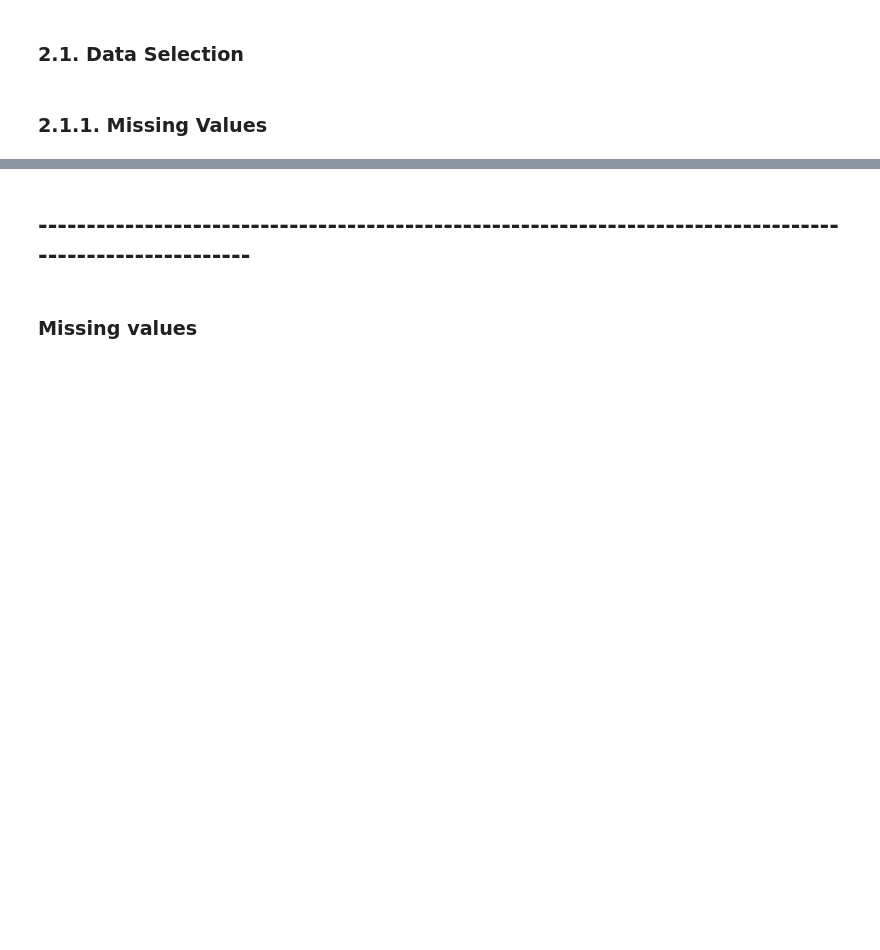
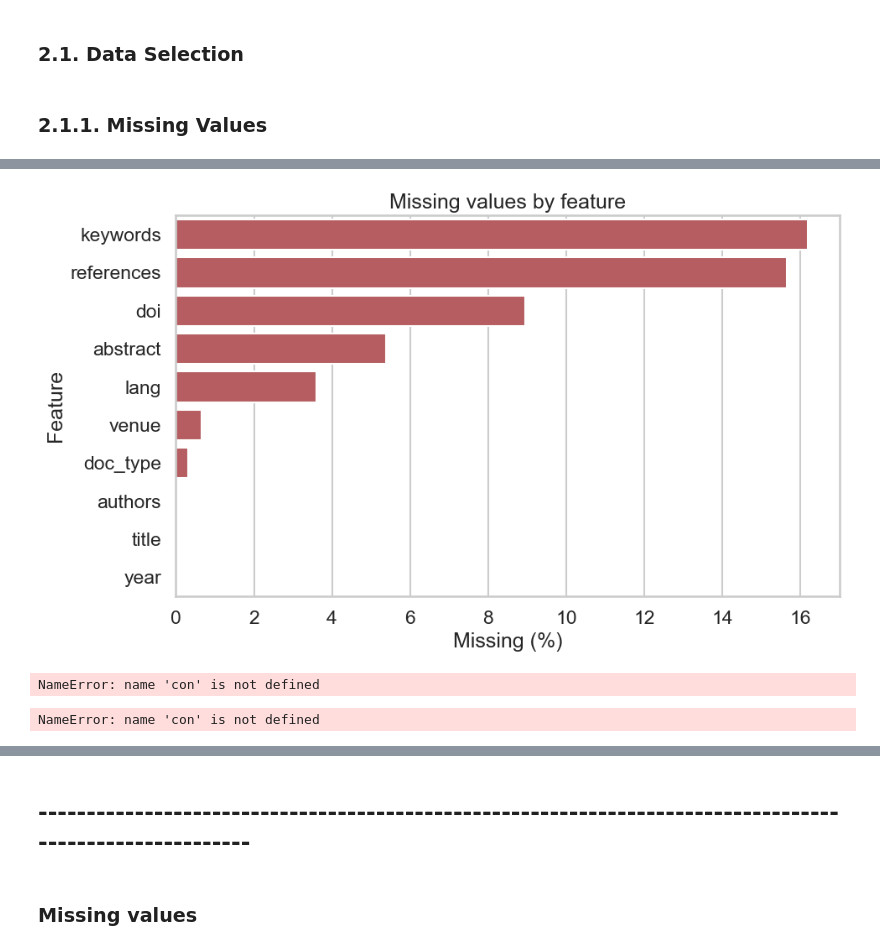
Before and after one commit to SergioFernandezDiz/Data-Projects-Hackathon_3-25-26, a Jupyter notebook: code.ipynb, the cells around one changed output, grey strips where cells are left out. Saved outputs shown, nothing was run; the diff lists cells and outputs as text; code cells hidden in the pictures; blank space fills up the shorter version.

```diff
--- a/code.ipynb
+++ b/code.ipynb
@@ -435,0 +554,30 @@ for col, val in paper.items():
+# %%
+missing_summary = con.execute("""
+    SELECT * FROM (
+        SELECT 'title' AS feature, SUM(CAST(flag_missing_title AS INTEGER)) AS count_rows FROM papers_profile_base
+        UNION ALL
+        SELECT 'abstract', SUM(CAST(flag_missing_abstract AS INTEGER)) FROM papers_profile_base
+        UNION ALL
+        SELECT 'doi', SUM(CAST(flag_missing_doi AS INTEGER)) FROM papers_profile_base
+        UNION ALL
+        SELECT 'lang', SUM(CAST(flag_missing_lang AS INTEGER)) FROM papers_profile_base
+        UNION ALL
+        SELECT 'venue', SUM(CAST(flag_missing_venue AS INTEGER)) FROM papers_profile_base
+        UNION ALL
+        SELECT 'doc_type', SUM(CAST(flag_missing_doc_type AS INTEGER)) FROM papers_profile_base
+        UNION ALL
+        SELECT 'keywords', SUM(CAST(flag_missing_keywords AS INTEGER)) FROM papers_profile_base
+        UNION ALL
+        SELECT 'references', SUM(CAST(flag_missing_references AS INTEGER)) FROM papers_profile_base
+        UNION ALL
+        SELECT 'authors', SUM(CAST(flag_missing_authors AS INTEGER)) FROM papers_profile_base
+        UNION ALL
+        SELECT 'year', SUM(CAST(flag_year_missing AS INTEGER)) FROM papers_profile_base
+    )
+    ORDER BY count_rows DESC
+""").fetchdf()
+
+total_rows = con.execute("SELECT COUNT(*) FROM papers_profile_base").fetchone()[0]
+missing_summary["pct_rows"] = missing_summary["count_rows"] / total_rows * 100
+
+display(missing_summary)
@@ -435,0 +596,40 @@ for col, val in paper.items():
+# %%
+plt.figure(figsize=(10, 6))
+sns.barplot(data=missing_summary, x="pct_rows", y="feature", color="#C44E52")
+plt.title("Missing values by feature")
+plt.xlabel("Missing (%)")
+plt.ylabel("Feature")
+plt.tight_layout()
+plt.show()
+# %% [output]
+[figure, added]
+# %%
+missing_by_year = con.execute("""
+    SELECT
+        year_int AS year,
+        COUNT(*) AS n_papers,
+        SUM(CAST(flag_missing_abstract AS INTEGER)) AS missing_abstract,
+        SUM(CAST(flag_missing_doi AS INTEGER)) AS missing_doi,
+        SUM(CAST(flag_missing_venue AS INTEGER)) AS missing_venue,
+        SUM(CAST(flag_missing_doc_type AS INTEGER)) AS missing_doc_type,
+        SUM(CAST(flag_missing_keywords AS INTEGER)) AS missing_keywords,
+        SUM(CAST(flag_missing_references AS INTEGER)) AS missing_references
+    FROM papers_profile_base
+    WHERE year_int IS NOT NULL
+    GROUP BY 1
+    ORDER BY 1
+""").fetchdf()
+
+display(missing_by_year.head(5))
+# %% [output]
+NameError: name 'con' is not defined
+# %%
+paper = con.execute("""
+    SELECT *
+    FROM papers
+""").fetchdf().iloc[year == 0]
+
+for col, val in paper.items():
+    print(f"{col:15}: {val}")
+# %% [output]
+NameError: name 'con' is not defined
```
Also changed, not shown: parts of 26 cells of this notebook.
